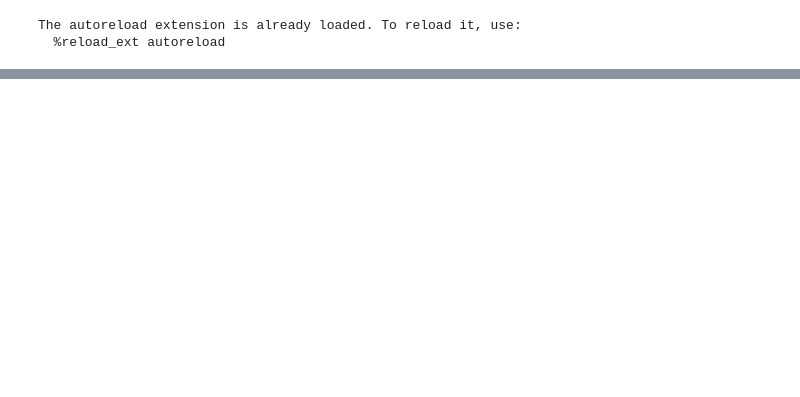
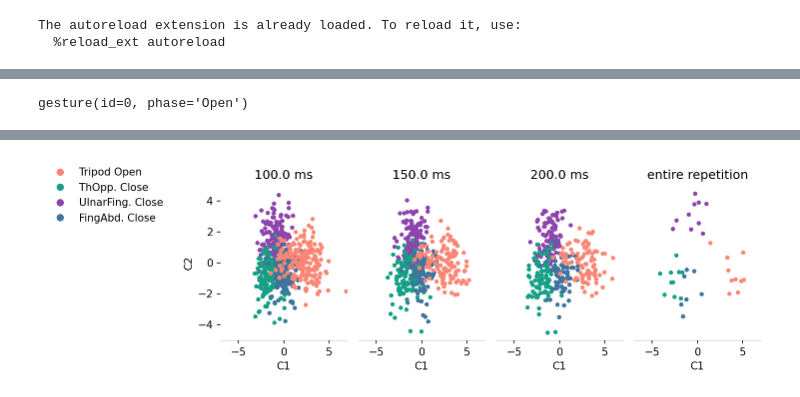
Before and after one commit to FarahBaracat/gest_classification_eng, a Jupyter notebook: notebooks/LDA_analysis.ipynb, the cells around one changed output, grey strips where cells are left out. Drawn from its saved outputs; the diff is of its cells as text; code cells hidden in the pictures; blank space fills up the shorter version.

Commit message:
restructure LDA analysis notebook and plot the LDA transform across multiple wind_sizes

```diff
--- a/notebooks/LDA_analysis.ipynb
+++ b/notebooks/LDA_analysis.ipynb
@@ -36,16 +84,6 @@ The autoreload extension is already loaded. To reload it, use:
 # %%
-# create directory for figures if it doesn't exist
-LDA_FIG = 'figures/lda'
-if not os.path.exists(LDA_FIG):
-    os.makedirs(LDA_FIG)
+#create directory for figures if it doesn't exist
+FIG_LDA_DIR = os.path.join('figures', f'day{eng_dataset.day}{eng_dataset.session}', 'LDA' )
+
+if not os.path.exists(FIG_LDA_DIR):
+    os.makedirs(FIG_LDA_DIR)
-# %%
-file_post = os.path.join(POST_PROC_DIR, f'day{DAY}{SESSION}_data_post.pkl')
-
-with open(file_post, 'rb') as f:
-    data_post = pkl.load(f)
-
-
-# unpacking data
-trig_df_post = data_post['trig_df_post']
-filt_df = data_post['filt_df']
-n_reps = data_post['n_reps']
@@ -132,0 +126,53 @@ plt.show()
+# %%
+sel_gest_phase[0]
+# %% [output]
+gesture(id=0, phase='Open')
+# %%
+# for a single wind_size
+# wind_size = 0.2  # in seconds
+# lda_transform_df = apply_lda_transform(eng_dataset, feature, organize_strat, wind_size, overlap_perc, sel_gest_phase)
+
+# Plot lda-transformed data for multiple window sizes
+wind_sizes = [0.1, 0.15, 0.20, 0.99]
+custom_cmap = ListedColormap(sns.color_palette(GEST_COLORS).as_hex())
+marker_size = 10
+
+fig = plt.figure(figsize=(8,3))
+gs = gridspec.GridSpec(nrows=1, ncols=len(wind_sizes))
+for col, wind_size in enumerate(wind_sizes):
+    ax = fig.add_subplot(gs[col])
+    lda_transform_df = apply_lda_transform(eng_dataset, feature, organize_strat, wind_size, overlap_perc, sel_gest_phase)
+
+    ax.scatter(lda_transform_df.LDA1,  lda_transform_df.LDA2, s=marker_size,
+                          c=lda_transform_df.gest_name.astype('category').cat.codes,
+                          alpha=1,
+                          cmap=custom_cmap)
+
+    ax.set_xlabel("C1", size=10)
+    if col==0:
+        ax.set_ylabel("C2", size=10)
+    else:
+        ax.set_yticks([])
+    ax.set_xlim([-7, 7])
+    ax.set_ylim([-5, 5])
+    if col!=len(wind_sizes)-1:
+        ax.set_title(f'{wind_size * 1000} ms')
+    else:
+        ax.set_title(f'entire repetition')
+
+    sns.despine(ax=ax, trim=False,left=True)
+
+# add legend
+handles = [plt.Line2D([], [], color=GEST_COLORS[i], linestyle='None', marker='o') for i in range(len(CLASS_TO_GEST))]
+legend_label = list(CLASS_TO_GEST.values())
+leg = fig.legend(handles=handles, labels=legend_label,
+                 loc='upper right', bbox_to_anchor=(0, 1.),
+                 ncols=1, frameon=False)
+
+fig.tight_layout()
+
+# save figure
+if save_figs:
+    filename = f"day{DAY}{SESSION}_lda_tripod_{sel_gest_phase[0].phase}.png"
+    fig.savefig(os.path.join(FIG_LDA_DIR, filename), dpi=300, bbox_inches='tight')
+# %% [output]
@@ -132,0 +196 @@ plt.show()
+[figure, added]
```
Also changed, not shown: parts of 11 cells of this notebook, 3 other files.
